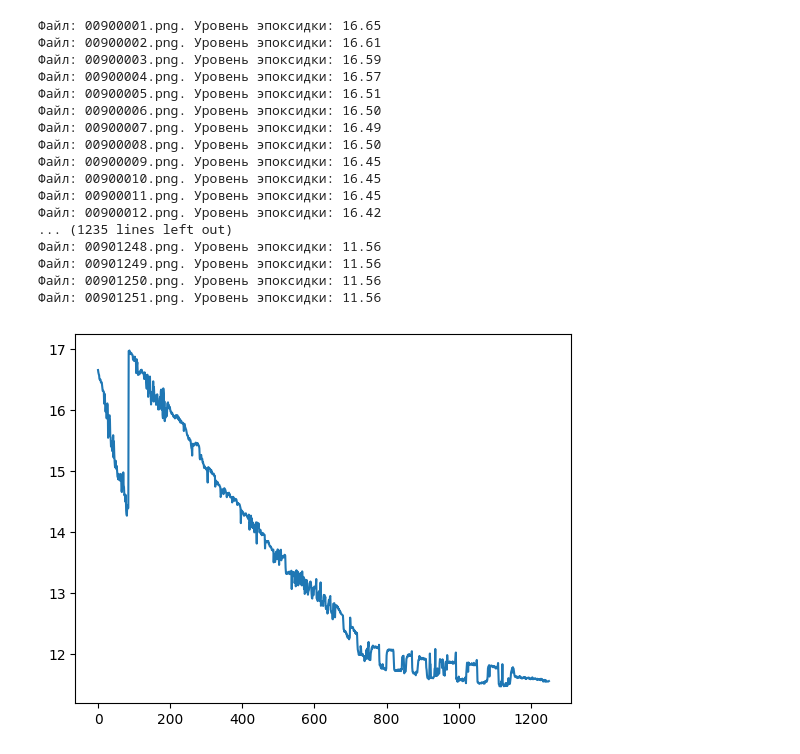
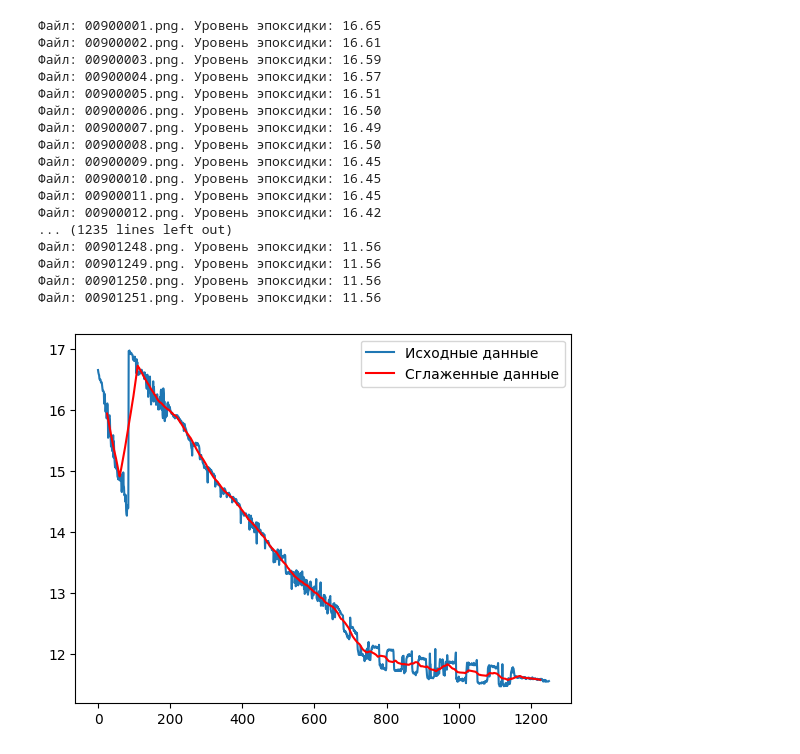
Before and after one commit to evbevz/epoxy-supervisor, a Jupyter notebook: EpoxyLevel.ipynb, the cells around one changed output. Drawn from its saved outputs; the diff is of its cells as text; code cells hidden in the pictures.

```diff
--- a/EpoxyLevel.ipynb
+++ b/EpoxyLevel.ipynb
@@ -10,7 +10,10 @@ except:
 if IS_COLAB_ENV:
     %pip install ultralytics
     !git clone https://github.com/evbevz/epoxy-supervisor.git
-    dirBase = '/content/'
+    dirBase = '/content/drive/MyDrive/Colab Notebooks/'
+
+    from google.colab import drive
+    drive.mount('/content/drive')
 else:
     dirBase = '/home/nikolay/opencv/'
 %cd "{dirBase}/epoxy-supervisor/"
@@ -78,9 +81,35 @@ for file in data:
 Файл: 00901249.png. Уровень эпоксидки: 11.56
 Файл: 00901250.png. Уровень эпоксидки: 11.56
 Файл: 00901251.png. Уровень эпоксидки: 11.56
-# %%
-import matplotlib.pyplot as plt
-plt.plot(levels)
-plt.show()
-# %% [output]
-[figure, removed]
+# %%
+# https://www.delftstack.com/howto/python/smooth-data-in-python/
+import numpy as np
+from scipy.signal import savgol_filter
+import matplotlib.pyplot as plt
+import pandas as pd
+
+# Применение фильтра Савицкого-Голея для сглаживания
+#levels_savgol = savgol_filter(levels, 11, 3)
+levels_savgol = savgol_filter(levels, 50, 3)
+
+# Метод скользящего среднего
+# Простой и проверенный метод сглаживания — скользящее среднее. Он балансирует между скоростью вычислений и точностью границ данных.
+# Использование функции np.cumsum для подсчёта скользящего среднего обеспечивает быстроту, но может приводить к краевым эффектам.
+# Метод np.convolve с параметром mode='same' предотвращает изменение размера массива и позволяет сравнить сглаженные данные с исходными.
+levels_cumsum = np.cumsum(levels)
+levels_convolve = np.convolve(levels,1,mode='same')
+
+#
+levels_pd = pd.Series(levels).rolling(window=50, center=True).mean()
+
+#from operator import sub
+#delta = map(sub,levels,levels_pd)
+delta = np.array(levels) - np.array(levels_pd)
+
+plt.plot(levels, label='Исходные данные')
+plt.plot(levels_pd, color='red', label='Сглаженные данные')
+#plt.plot(delta, color='green', label='Разница от среднего')
+plt.legend()
+plt.show()
+# %% [output]
+[figure, added]
```
Also changed, not shown: parts of 1 cell of this notebook.
